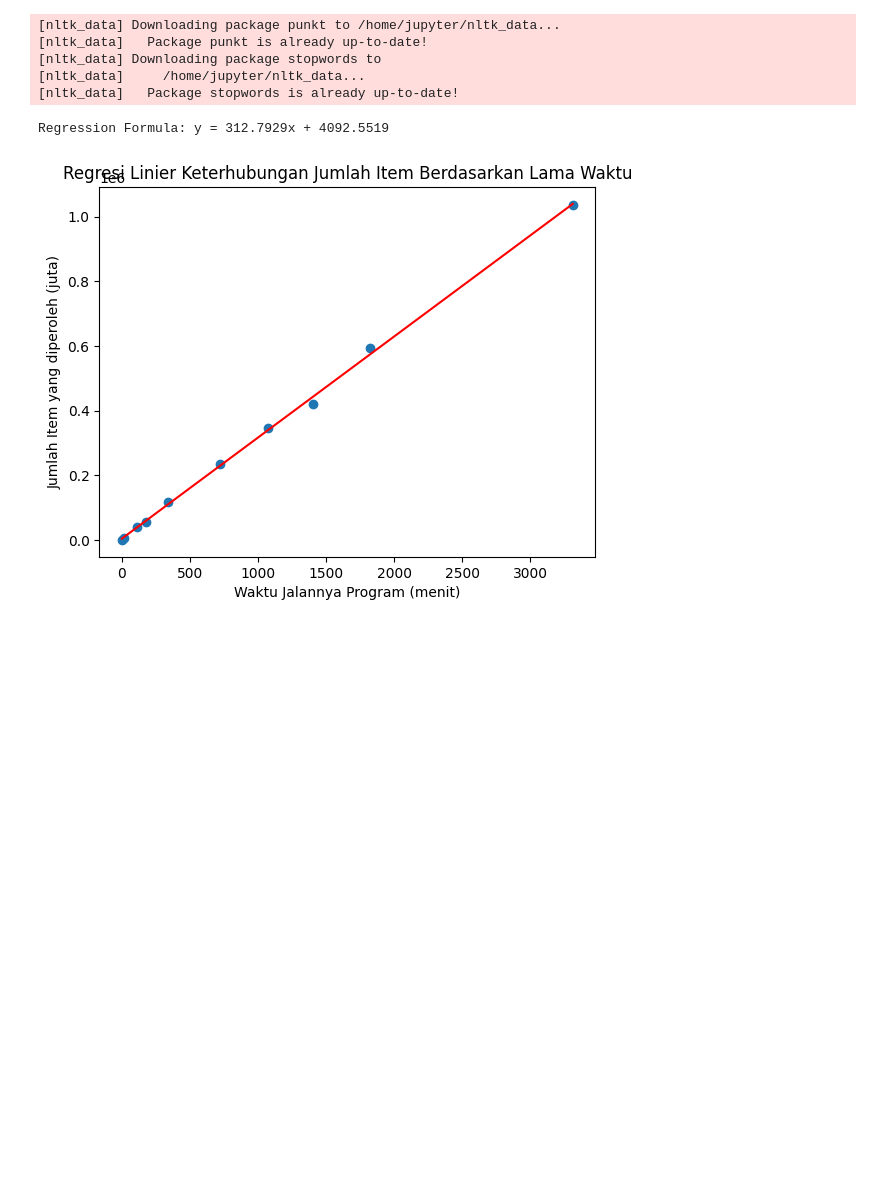
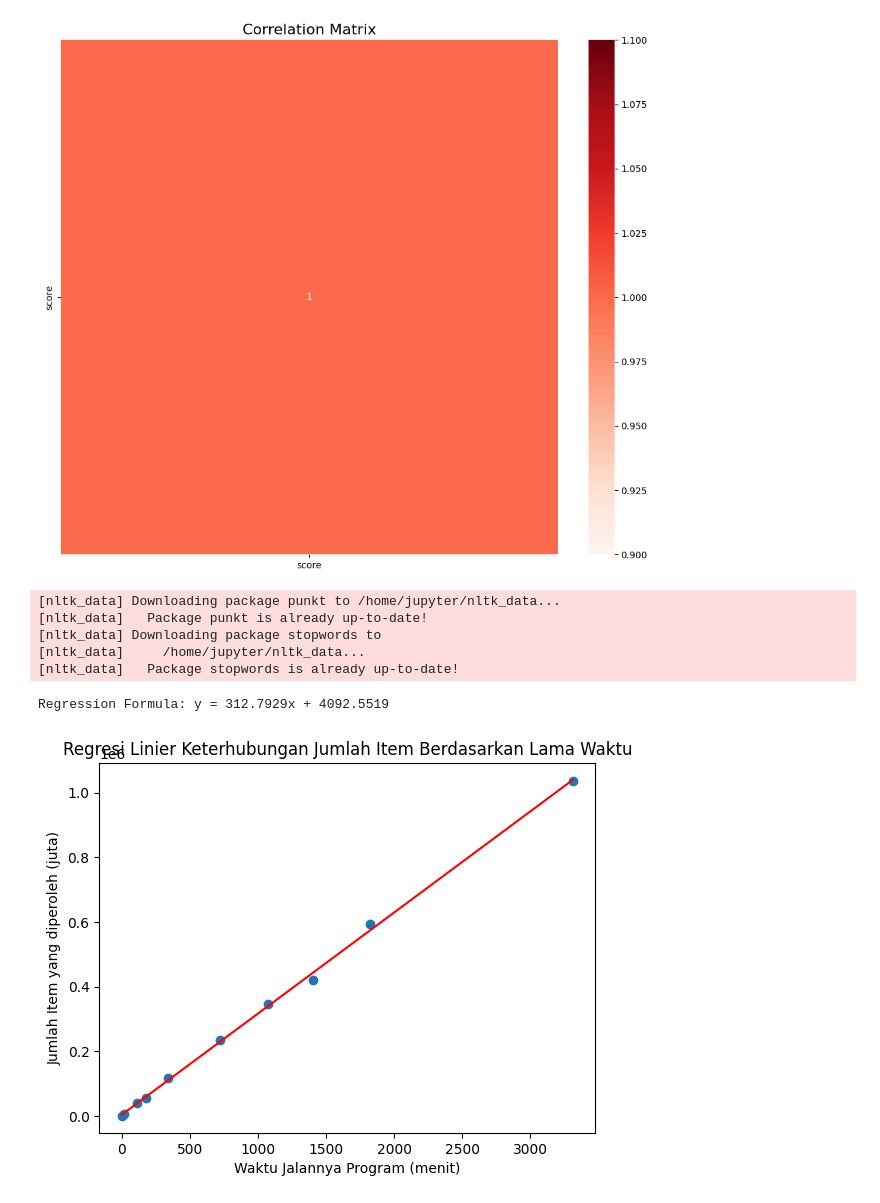
Before and after one commit to thefathan/RedditCrawler, a Jupyter notebook: src/dataprocess.ipynb, the cells around one changed output. Saved outputs shown, nothing was run; the diff lists cells and outputs as text; code cells hidden in the pictures; blank space fills up the shorter version.

```diff
--- a/src/dataprocess.ipynb
+++ b/src/dataprocess.ipynb
@@ -16,0 +47,6 @@ del df['subreddit.1']
+# %%
+# Hapus baris yang terduplikasi
+df.drop_duplicates(inplace=True)
+# %%
+# Ada kondisi dimana post telah dihapus, sehingga kolom body menjadi [removed]. Ubah data tersebut menjadi nilai NA supaya mudah dianalisis
+df['body'] = df['body'].replace('[removed]', np.nan)
@@ -16,0 +75,3 @@ del df['subreddit.1']
+# %%
+# Ganti nilai NA tersebut dengan string NaN, asumsi: username NaN di Reddit sudah tidak aktif dan tidak memberikan post ke subreddit yang dianalisis
+df['author'] = df['author'].fillna('NaN')
@@ -17,2 +92,3 @@ del df['subreddit.1']
 # %%
-df = df.dropna(axis=0, how="any", subset=None, inplace=False)
+# Hapus semua baris yang ada nilai NA dari tabel
+df.dropna(axis=0, how="any", subset=None, inplace=True)
@@ -58,3 +133,12 @@ None
+# %%
+# Membuat matriks korelasi
+corr = df.corr()
+plt.figure(figsize=(12,10))
+sns.heatmap(corr, annot=True, cmap=plt.cm.Reds)
+plt.title("Correlation Matrix", fontsize=16)
+plt.show()
+# %% [output]
+[figure, added]
 # %%
 nltk.download('punkt')
 nltk.download('stopwords')
```
Also changed, not shown: parts of 11 cells of this notebook, 1 other file.
